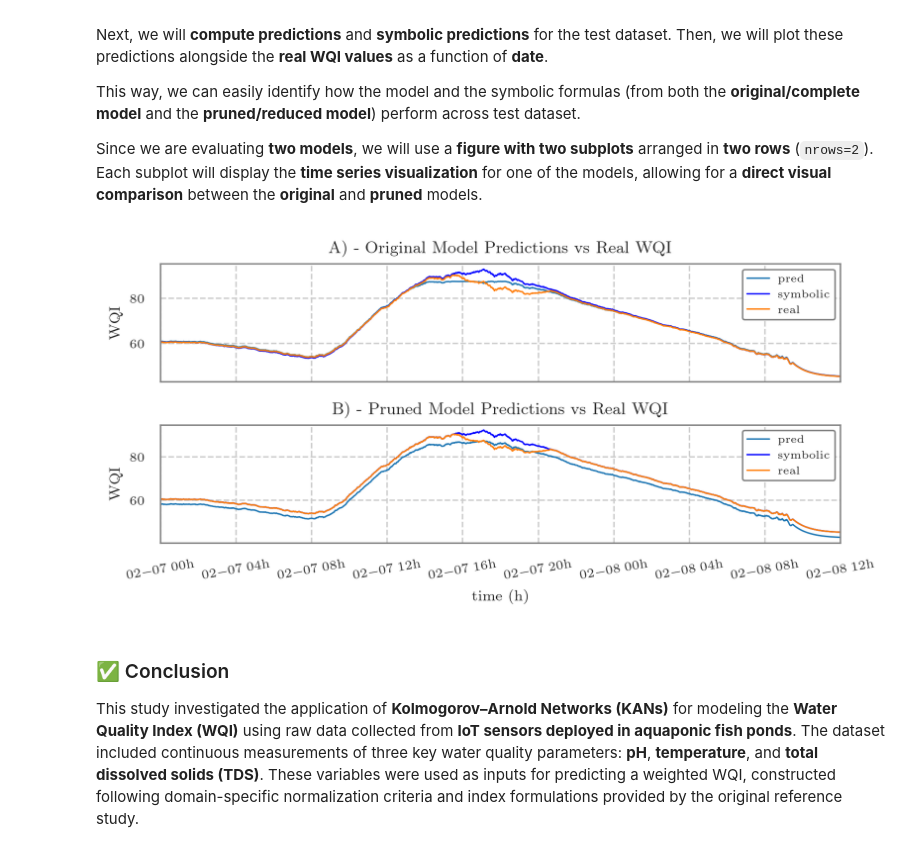
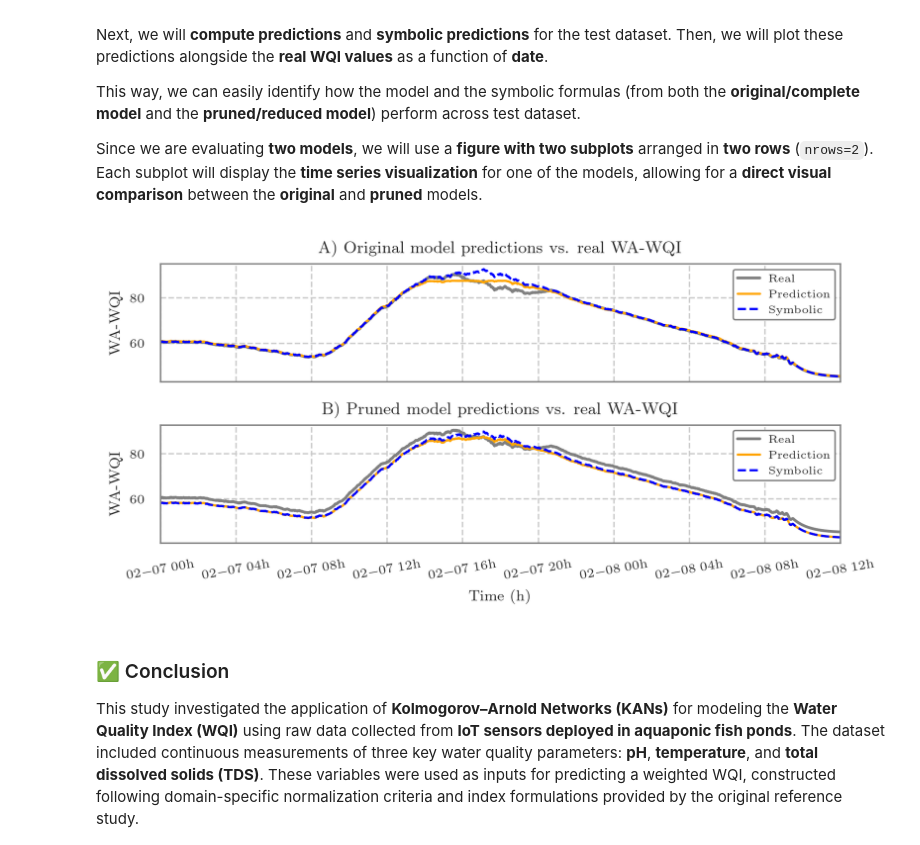
Before and after one commit to igendriz/KAN-WQI-Analysis, a Jupyter notebook: notebooks/case-study_01/Train_Evaluate_Models01.ipynb, the cells around one changed output. Cells and saved outputs as stored; diff of their text form; code cells hidden in the pictures.

```diff
--- a/notebooks/case-study_01/Train_Evaluate_Models01.ipynb
+++ b/notebooks/case-study_01/Train_Evaluate_Models01.ipynb
@@ -496,17 +498,16 @@ r2_test, mae_test, rmse_test    = compute_metrics(test_labels, test_preds)
 # ------------------------------------------------
 
 # Example symbolic predictors previously defined
-predict_symb_full = lambda x: 17.2173 * x[:, 0] + 25.0174 * x[:, 1] + 0.002 * x[:, 2] - 697.3514
-predict_symb_pruned = lambda x: 17.3102 * x[:, 0] + 24.5185 * x[:, 1] - 684.9277
+# predict_symb_full = lambda x: 17.2173 * x[:, 0] + 25.0174 * x[:, 1] + 0.002 * x[:, 2] - 697.3514
 
 # Apply symbolic functions to NumPy input arrays
-train_preds_symb_full  = predict_symb_full(train_input.numpy())
-val_preds_symb_full    = predict_symb_full(val_input.numpy())
-test_preds_symb_full   = predict_symb_full(test_input.numpy())
+train_preds_symb_full  = predict_symb(train_input.numpy())
+val_preds_symb_full    = predict_symb(val_input.numpy())
+test_preds_symb_full   = predict_symb(test_input.numpy())
 
-train_preds_symb_pruned = predict_symb_pruned(train_input[:, :2].numpy())
-val_preds_symb_pruned   = predict_symb_pruned(val_input[:, :2].numpy())
-test_preds_symb_pruned  = predict_symb_pruned(test_input[:, :2].numpy())
+train_preds_symb_pruned = predict_symb_01(train_input[:, :2].numpy())
+val_preds_symb_pruned   = predict_symb_01(val_input[:, :2].numpy())
+test_preds_symb_pruned  = predict_symb_01(test_input[:, :2].numpy())
 
 # Compute metrics for symbolic predictions
 def evaluate_symbolic(true, pred):
@@ -674,46 +693,54 @@ Since we are evaluating **two models**, we will use a **figure with two subplots
 # %%
 import os
 
 # Create a figure with two subplots (one for each model)
 fig, (ax1, ax2) = plt.subplots(nrows=2, ncols=1, figsize=(6, 3), sharex=True)
 
 # Extract date information from the DataFrame
 date = pd.to_datetime(df_WQ['created_date'])
 time_date = pd.to_datetime(date)
 # test_preds_symb_full
 
+# Define high-contrast colors
+color_pred = 'orange'         # Prediction from model
+color_symbolic = 'blue'       # Symbolic prediction
+color_real = 'gray'          # Ground truth
+
+# --- First subplot: original model ---
 ax = ax1
-ax.plot(time_date.iloc[n_train + n_val:], test_preds, linewidth = 0.8,label = 'pred')
-ax.plot(time_date.iloc[n_train + n_val:], test_preds_symb_full, linewidth = 0.8, color = 'blue',label = 'symbolic')
-ax.plot(time_date.iloc[n_train + n_val:], test_labels, linewidth = 0.8,label = 'real')
-# ax.set_xlabel('time steps')
-ax.set_ylabel('WQI')
-ax.set_title('A) - Original Model Predictions vs Real WQI')
+ax.plot(time_date.iloc[n_train + n_val:], test_labels, linewidth=1.5, color=color_real, label='Real')
+ax.plot(time_date.iloc[n_train + n_val:], test_preds, linewidth=1.2, label='Prediction', color=color_pred)
+ax.plot(time_date.iloc[n_train + n_val:], test_preds_symb_full, linewidth=1.2, linestyle='--', color=color_symbolic, label='Symbolic')
+ax.set_ylabel('WA-WQI')
+ax.set_title('A) Original model predictions vs. real WA-WQI')
 ax.legend()
 
+# --- Second subplot: pruned model ---
 ax = ax2
-ax.plot(time_date.iloc[n_train + n_val:], test_preds_pruned, linewidth = 0.8,label = 'pred')
-ax.plot(time_date.iloc[n_train + n_val:], test_preds_symb_pruned, linewidth = 0.8, color = 'blue',label = 'symbolic')
-ax.plot(time_date.iloc[n_train + n_val:], test_labels, linewidth = 0.8,label = 'real')
-ax.set_xlabel('time (h)')
-ax.set_ylabel('WQI')
-ax.set_title('B) - Pruned Model Predictions vs Real WQI')
+ax.plot(time_date.iloc[n_train + n_val:], test_labels, linewidth=1.5, color=color_real, label='Real')
+ax.plot(time_date.iloc[n_train + n_val:], test_preds_pruned, linewidth=1.2, label='Prediction', color=color_pred)
+ax.plot(time_date.iloc[n_train + n_val:], test_preds_symb_pruned, linewidth=1.2, linestyle='--', color=color_symbolic, label='Symbolic')
+ax.set_xlabel('Time (h)')
+ax.set_ylabel('WA-WQI')
+ax.set_title('B) Pruned model predictions vs. real WA-WQI')
 ax.legend()
+
+# Formatting x-axis
 ax.xaxis.set_major_formatter(plt.matplotlib.dates.DateFormatter('%m-%d %Hh'))
 ax.tick_params(axis='x', rotation=10)
 
 t0, t1 = time_date.iloc[n_train + n_val], time_date.iloc[-1]
 ax.set_xlim((t0, t1))
 
 fig.tight_layout()
 
 # Save the figure
-fig_path = results_fig_dir / '10_KAN-Performance-Hold-Out_Test-WQI.pdf'
+fig_path = results_fig_dir / '10_KAN-Performance-Hold-Out_Test_WA-WQI.pdf'
 fig.savefig(fig_path, format='pdf')
 
 plt.show()
 # %% [output]
-[figure, old version]
+[figure, new version]
 # %% [markdown]
 ### ✅ Conclusion
 
```
Also changed, not shown: parts of 10 cells of this notebook, 15 other files.
